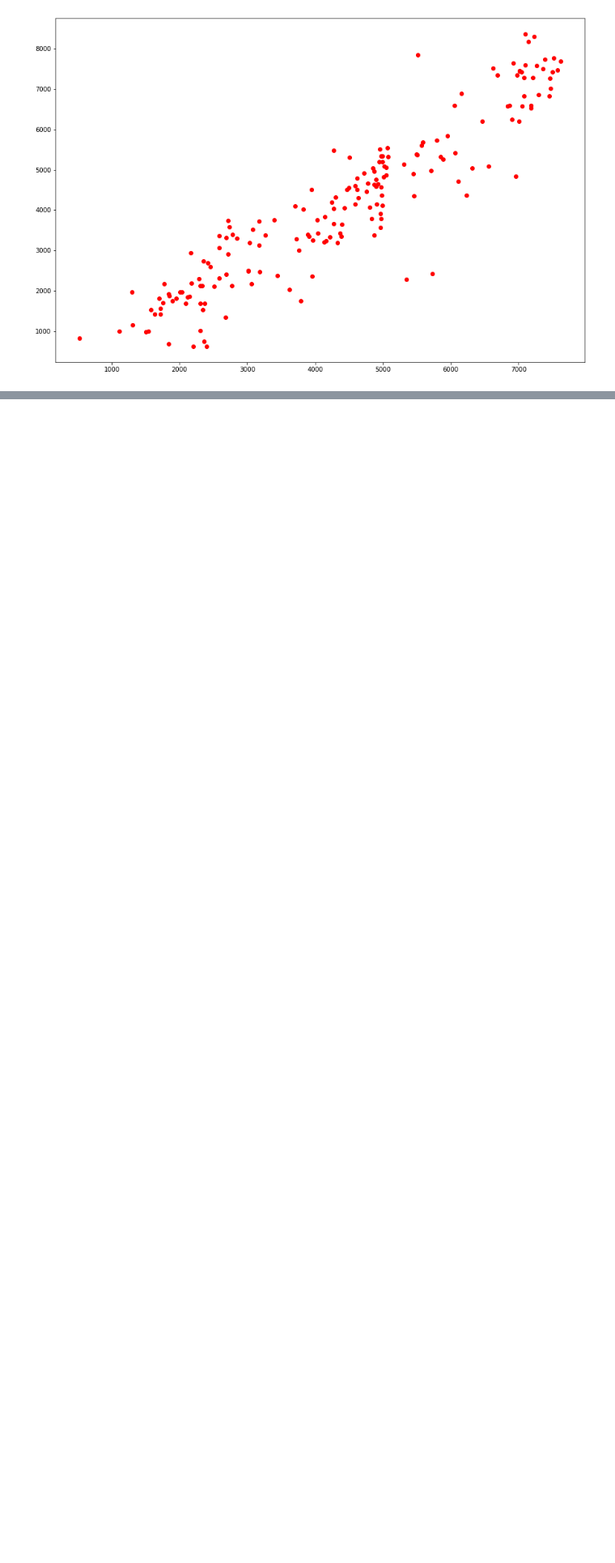
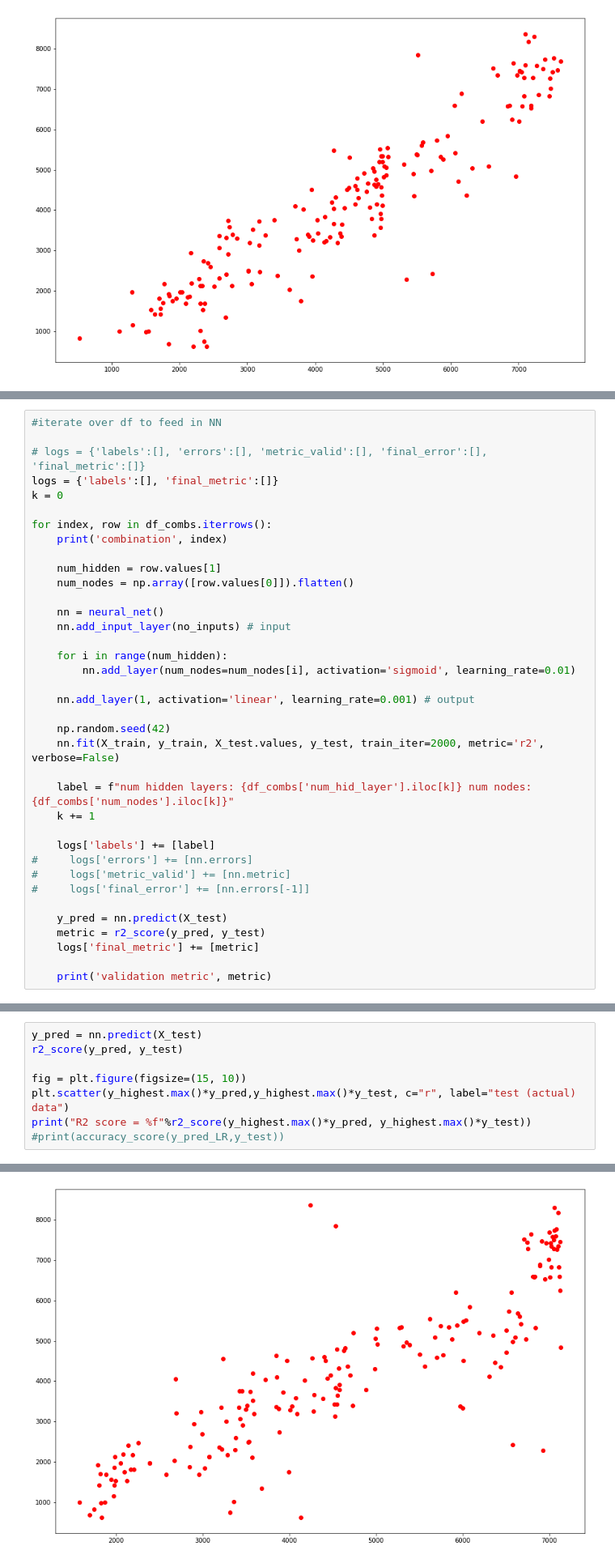
Before and after one commit to phdinds-aim/neural_net_class, a Jupyter notebook: neural_net_regression.ipynb, the cells around one changed output, grey strips where cells are left out. Shown at 81% size. Drawn from its saved outputs; the diff is of its cells as text; blank space fills up the shorter version.

```diff
--- a/neural_net_regression.ipynb
+++ b/neural_net_regression.ipynb
@@ -332,0 +365,37 @@ R2 score = 0.816284
+# %%
+#iterate over df to feed in NN
+
+# logs = {'labels':[], 'errors':[], 'metric_valid':[], 'final_error':[], 'final_metric':[]}
+logs = {'labels':[], 'final_metric':[]}
+k = 0
+
+for index, row in df_combs.iterrows():
+    print('combination', index)
+
+    num_hidden = row.values[1]
+    num_nodes = np.array([row.values[0]]).flatten()
+
+    nn = neural_net()
+    nn.add_input_layer(no_inputs) # input
+
+    for i in range(num_hidden):
+        nn.add_layer(num_nodes=num_nodes[i], activation='sigmoid', learning_rate=0.01)
+
+    nn.add_layer(1, activation='linear', learning_rate=0.001) # output
+
+    np.random.seed(42)
+    nn.fit(X_train, y_train, X_test.values, y_test, train_iter=2000, metric='r2', verbose=False)
+
+    label = f"num hidden layers: {df_combs['num_hid_layer'].iloc[k]} num nodes: {df_combs['num_nodes'].iloc[k]}"
+    k += 1
+
+    logs['labels'] += [label]
+#     logs['errors'] += [nn.errors]
+#     logs['metric_valid'] += [nn.metric]
+#     logs['final_error'] += [nn.errors[-1]]
+
+    y_pred = nn.predict(X_test)
+    metric = r2_score(y_pred, y_test)
+    logs['final_metric'] += [metric]
+
+    print('validation metric', metric)
@@ -332,0 +432,9 @@ R2 score = 0.816284
+# %%
+y_pred = nn.predict(X_test)
+r2_score(y_pred, y_test)
+
+fig = plt.figure(figsize=(15, 10))
+plt.scatter(y_highest.max()*y_pred,y_highest.max()*y_test, c="r", label="test (actual) data")
+print("R2 score = %f"%r2_score(y_highest.max()*y_pred, y_highest.max()*y_test))
+#print(accuracy_score(y_pred_LR,y_test))
+# %% [output]
@@ -332,0 +442 @@ R2 score = 0.816284
+[figure, added]
```
Also changed, not shown: parts of 5 cells of this notebook.
